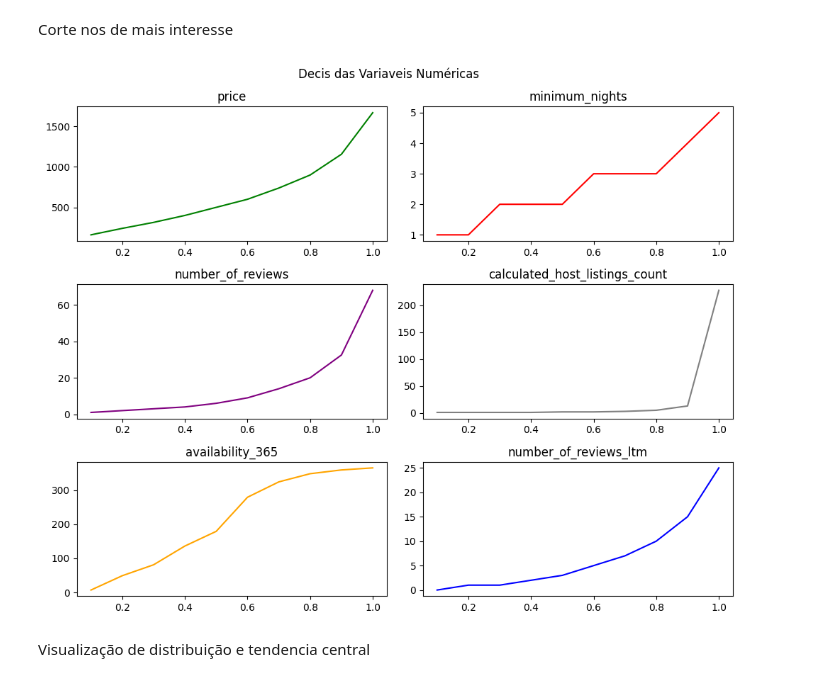
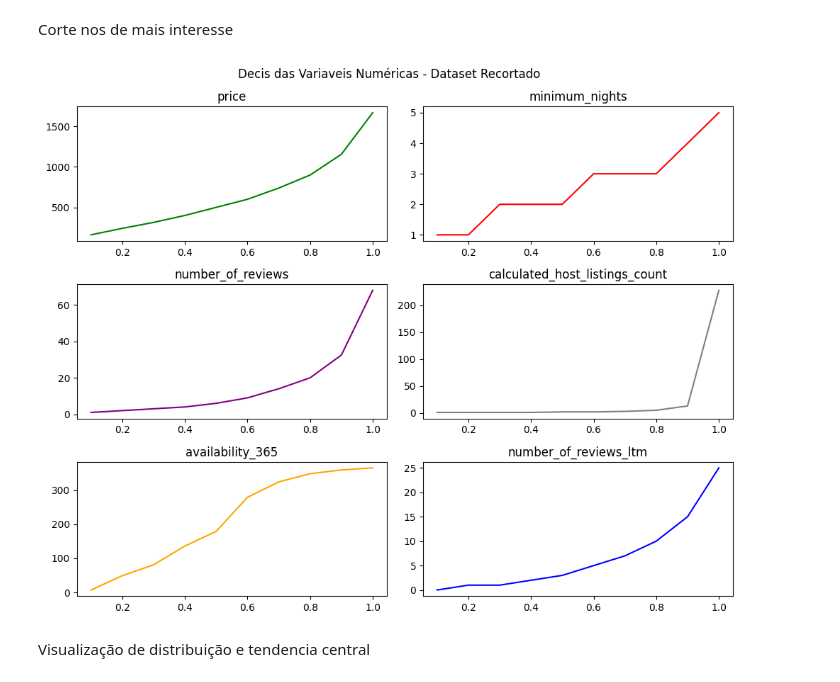
Before and after one commit to glauciapamponet/AirbnbAnalisys, a Jupyter notebook: airbnb-analysis.ipynb, the cells around one changed output. Drawn from its saved outputs; the diff is of its cells as text; code cells hidden in the pictures.

```diff
--- a/airbnb-analysis.ipynb
+++ b/airbnb-analysis.ipynb
@@ -90,16 +90,16 @@ dados_limpos = dados_limpos[dados_limpos.minimum_nights <= deciles.iloc[-2][1]]
 # %%
 deciles = consulta_deciles()
 fig, ax = plt.subplots(ncols=1, sharey = False, figsize = (10, 8))
 
 for d in range(0, len(deciles.columns)):
     plt.subplot(3, 2, d+1)
     plt.plot(deciles[list(deciles.columns)[d]], color=cores[d])
     plt.title(list(deciles.columns)[d])
 
-fig.suptitle('Decis das Variaveis Numéricas')
+fig.suptitle('Decis das Variaveis Numéricas - Dataset Recortado')
 plt.tight_layout()
 # %% [output]
-[figure, old version]
+[figure, new version]
 # %% [markdown]
 Visualização de distribuição e tendencia central
 # %%
```
Also changed, not shown: parts of 11 cells of this notebook.
